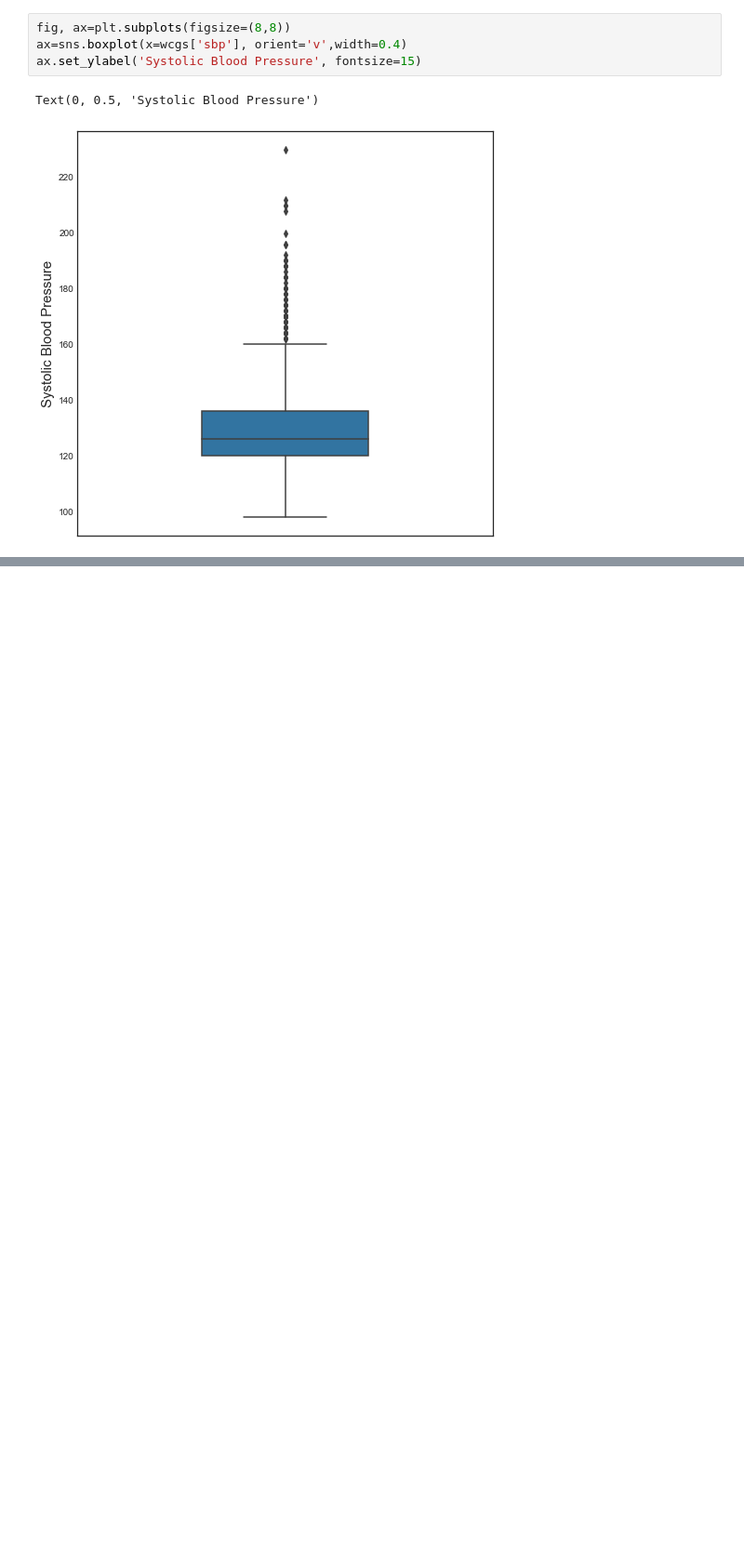
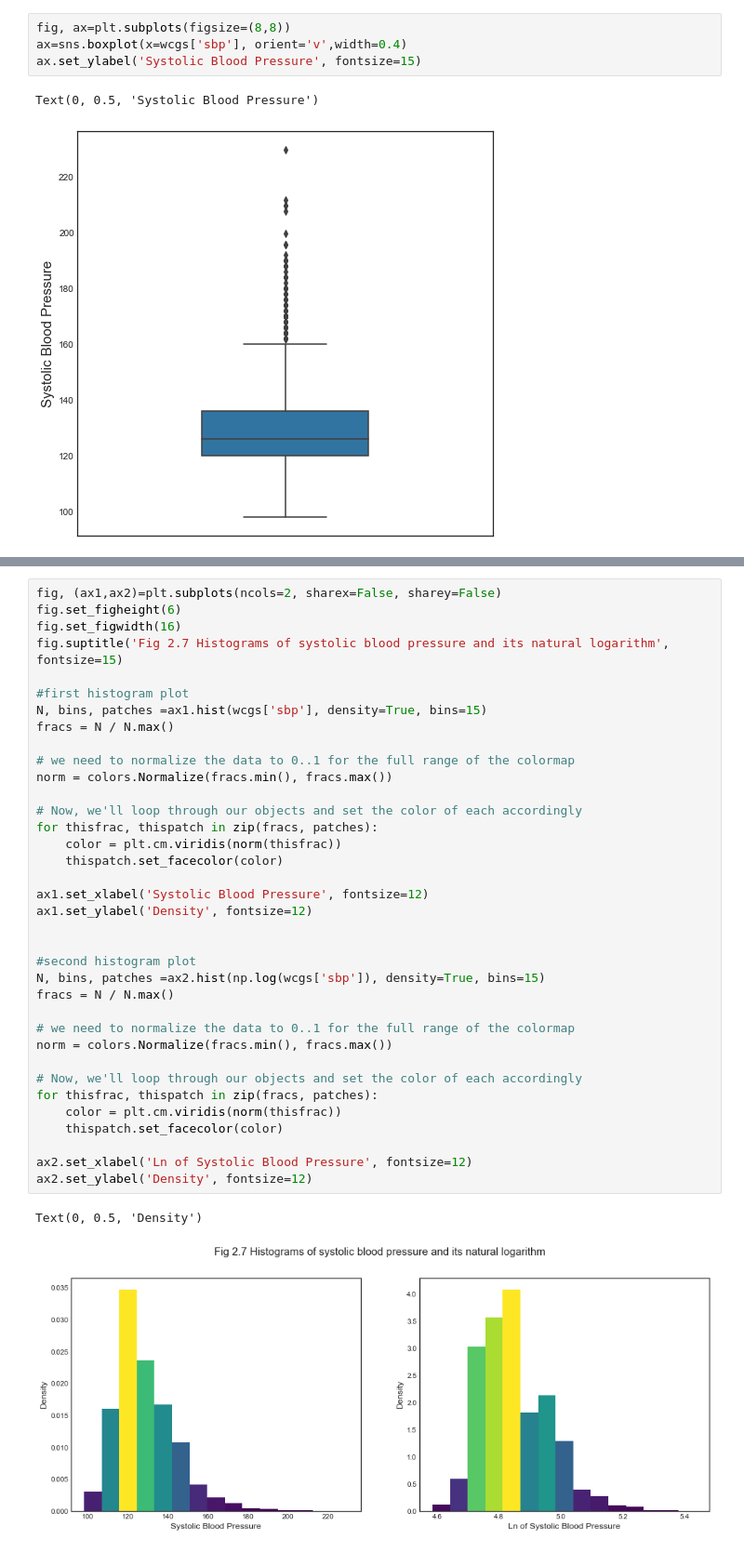
Before and after one commit to LeoUCD/Regression-in-Biostatistics, a Jupyter notebook: Chapter2_Exploratory_and_Descriptive_Methods.ipynb, the cells around one changed output, grey strips where cells are left out. Shown at 93% size. Saved outputs shown, nothing was run; the diff lists cells and outputs as text; blank space fills up the shorter version.

```diff
--- a/Chapter2_Exploratory_and_Descriptive_Methods.ipynb
+++ b/Chapter2_Exploratory_and_Descriptive_Methods.ipynb
@@ -266,0 +331,39 @@ distribution is left-skewed.<font color=red> in left-skewed data, the mean is mu
+# %%
+fig, (ax1,ax2)=plt.subplots(ncols=2, sharex=False, sharey=False)
+fig.set_figheight(6)
+fig.set_figwidth(16)
+fig.suptitle('Fig 2.7 Histograms of systolic blood pressure and its natural logarithm', fontsize=15)
+
+#first histogram plot
+N, bins, patches =ax1.hist(wcgs['sbp'], density=True, bins=15)
+fracs = N / N.max()
+
+# we need to normalize the data to 0..1 for the full range of the colormap
+norm = colors.Normalize(fracs.min(), fracs.max())
+
+# Now, we'll loop through our objects and set the color of each accordingly
+for thisfrac, thispatch in zip(fracs, patches):
+    color = plt.cm.viridis(norm(thisfrac))
+    thispatch.set_facecolor(color)
+
+ax1.set_xlabel('Systolic Blood Pressure', fontsize=12)
+ax1.set_ylabel('Density', fontsize=12)
+
+
+#second histogram plot
+N, bins, patches =ax2.hist(np.log(wcgs['sbp']), density=True, bins=15)
+fracs = N / N.max()
+
+# we need to normalize the data to 0..1 for the full range of the colormap
+norm = colors.Normalize(fracs.min(), fracs.max())
+
+# Now, we'll loop through our objects and set the color of each accordingly
+for thisfrac, thispatch in zip(fracs, patches):
+    color = plt.cm.viridis(norm(thisfrac))
+    thispatch.set_facecolor(color)
+
+ax2.set_xlabel('Ln of Systolic Blood Pressure', fontsize=12)
+ax2.set_ylabel('Density', fontsize=12)
+# %% [output]
+Text(0, 0.5, 'Density')
+[figure, added]
```
Also changed, not shown: parts of 24 cells of this notebook.
